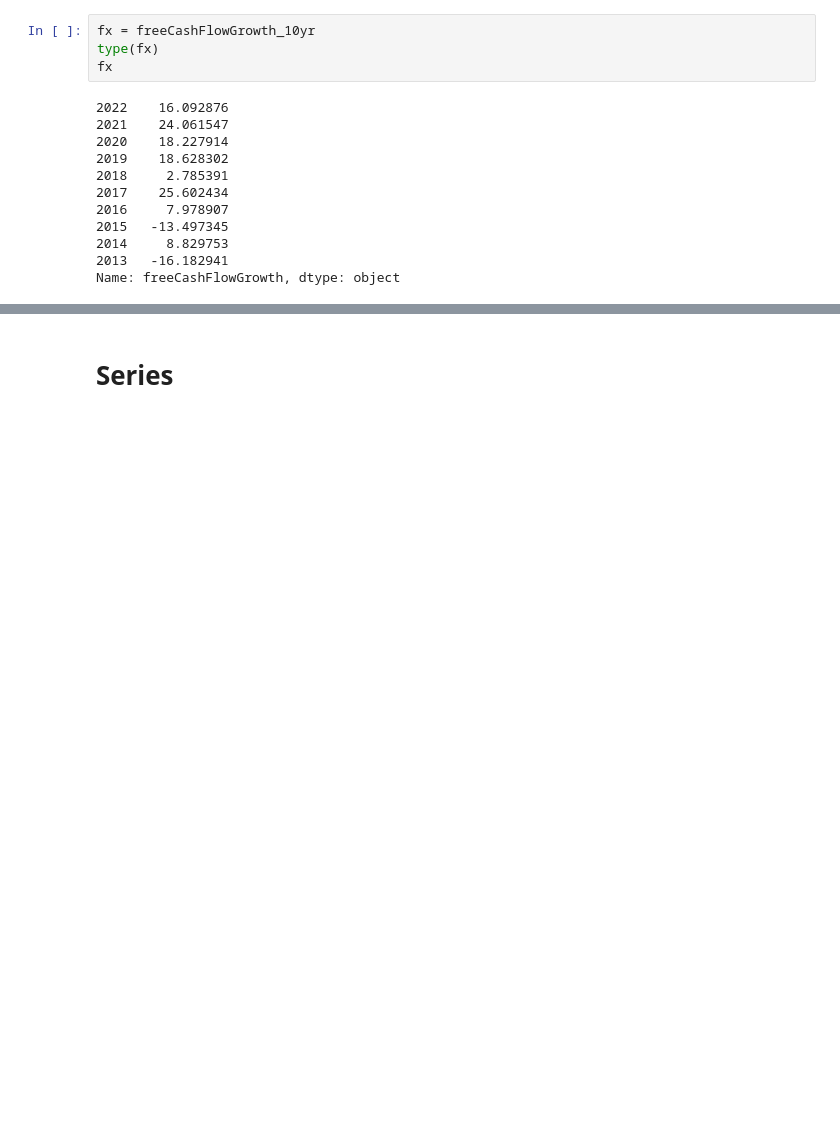
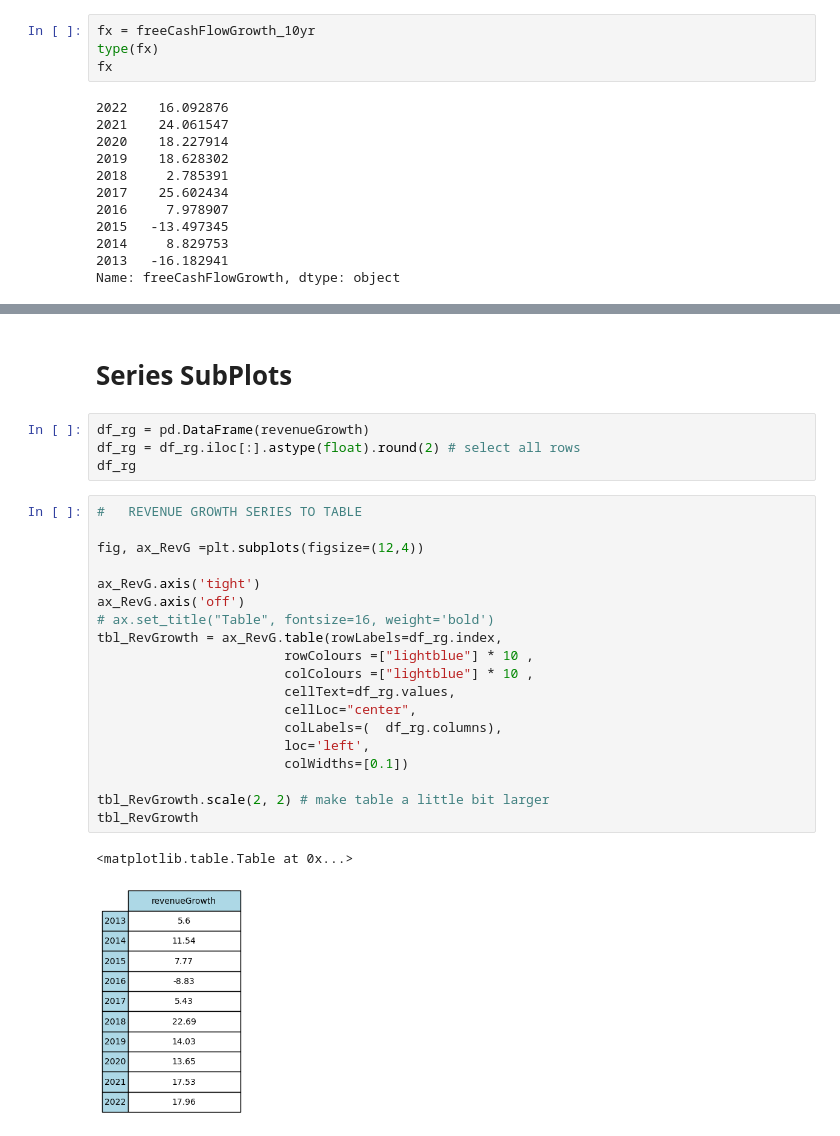
Before and after one commit to xitxat/FundamentalAnalysis, a Jupyter notebook: FA/Value01.ipynb, the cells around one changed output, grey strips where cells are left out. Cells and saved outputs as stored; diff of their text form; blank space fills up the shorter version.

```diff
--- a/FA/Value01.ipynb
+++ b/FA/Value01.ipynb
@@ -662,2 +708,28 @@ the_table
 # %% [markdown]
-# Series
+# Series SubPlots
+# %%
+df_rg = pd.DataFrame(revenueGrowth)
+df_rg = df_rg.iloc[:].astype(float).round(2) # select all rows
+df_rg
+# %%
+#   REVENUE GROWTH SERIES TO TABLE
+
+fig, ax_RevG =plt.subplots(figsize=(12,4))
+
+ax_RevG.axis('tight')
+ax_RevG.axis('off')
+# ax.set_title("Table", fontsize=16, weight='bold')
+tbl_RevGrowth = ax_RevG.table(rowLabels=df_rg.index,
+                        rowColours =["lightblue"] * 10 ,
+                        colColours =["lightblue"] * 10 ,
+                        cellText=df_rg.values,
+                        cellLoc="center",
+                        colLabels=(  df_rg.columns),
+                        loc='left',
+                        colWidths=[0.1])
+
+tbl_RevGrowth.scale(2, 2) # make table a little bit larger
+tbl_RevGrowth
+# %% [output]
+<matplotlib.table.Table at 0x...>
+[figure, added]
```
Also changed, not shown: parts of 8 cells of this notebook.
